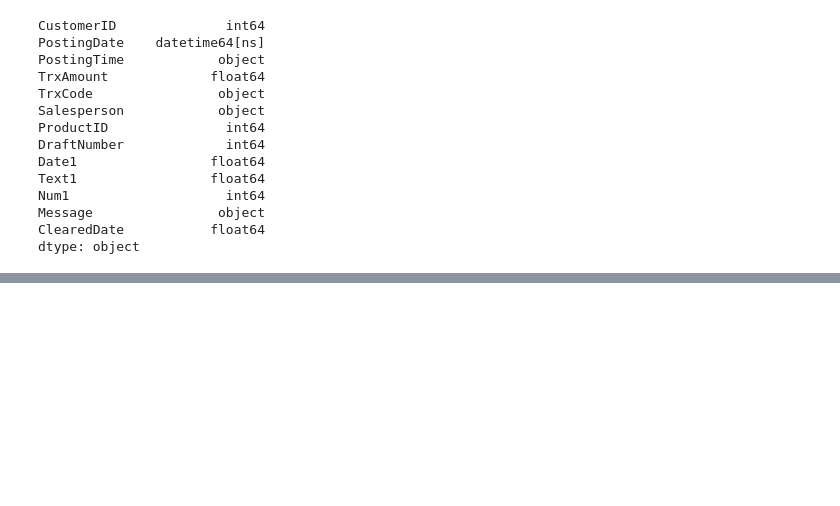
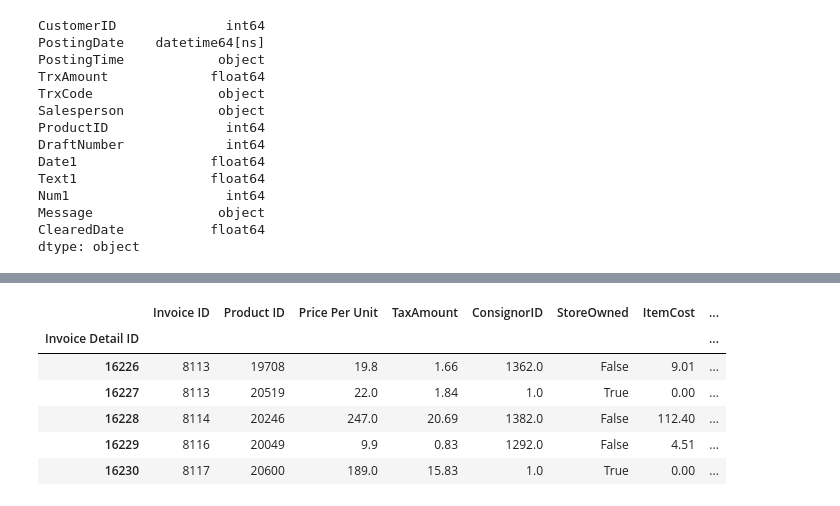
Before and after one commit to zachcornelison/K-N-Sales-Analytics, a Jupyter notebook: KN-Analytics.ipynb, the cells around one changed output, grey strips where cells are left out. Saved outputs shown, nothing was run; the diff lists cells and outputs as text; code cells hidden in the pictures; blank space fills up the shorter version.

```diff
--- a/KN-Analytics.ipynb
+++ b/KN-Analytics.ipynb
@@ -331,0 +501,11 @@ dtype: object
+# %%
+df_inv_det = df_inv_det.drop([0])
+df_inv_det.head()
+# %% [output]
+|  | Invoice ID | Product ID | Price Per Unit | TaxAmount | ConsignorID | StoreOwned | ItemCost | ... |
+| Invoice Detail ID |  |  |  |  |  |  |  | ... |
+| 16226 | 8113 | 19708 | 19.8 | 1.66 | 1362.0 | False | 9.01 | ... |
+| 16227 | 8113 | 20519 | 22.0 | 1.84 | 1.0 | True | 0.00 | ... |
+| 16228 | 8114 | 20246 | 247.0 | 20.69 | 1382.0 | False | 112.40 | ... |
+| 16229 | 8116 | 20049 | 9.9 | 0.83 | 1292.0 | False | 4.51 | ... |
+| 16230 | 8117 | 20600 | 189.0 | 15.83 | 1.0 | True | 0.00 | ... |
```
Also changed, not shown: parts of 42 cells of this notebook.
